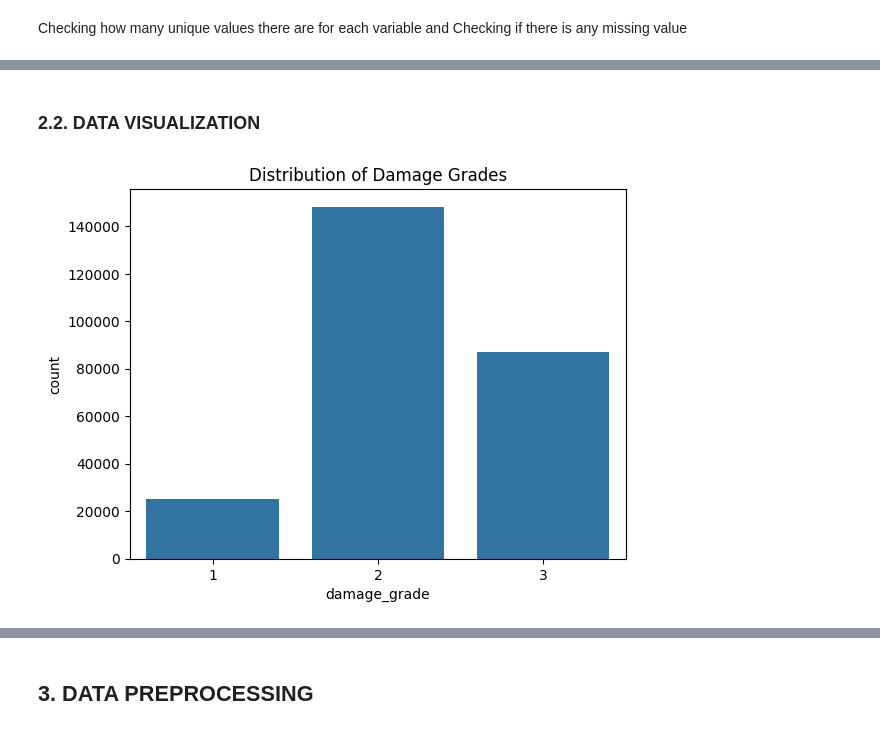
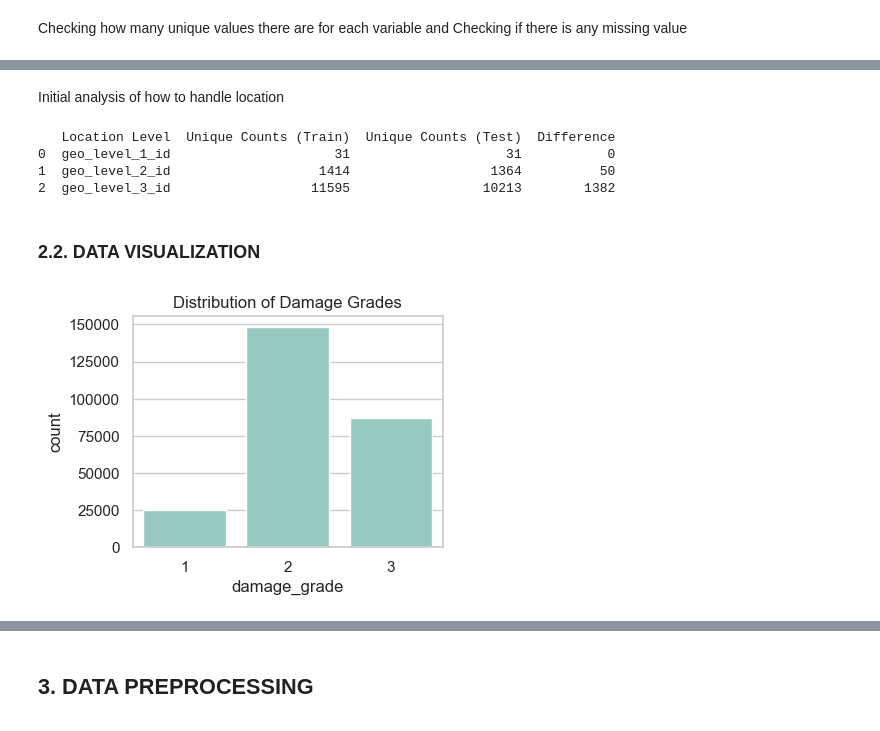
Before and after one commit to Cars-10/AIQuake, a Jupyter notebook: src/new_notebook.ipynb, the cells around one changed output, grey strips where cells are left out. Saved outputs shown, nothing was run; the diff lists cells and outputs as text; code cells hidden in the pictures.

```diff
--- a/src/new_notebook.ipynb
+++ b/src/new_notebook.ipynb
@@ -107,9 +80,26 @@ print(df_test['geo_level_3_id'].nunique())
+# %% [markdown]
+Initial analysis of how to handle location
+# %%
+# Calculate the unique counts for both train and test data, then print difference between them
+unique_counts = pd.DataFrame({
+    'Location Level': ['geo_level_1_id', 'geo_level_2_id', 'geo_level_3_id'],
+    'Unique Counts (Train)': [df_train['geo_level_1_id'].nunique(), df_train['geo_level_2_id'].nunique(), df_train['geo_level_3_id'].nunique()],
+    'Unique Counts (Test)': [df_test['geo_level_1_id'].nunique(), df_test['geo_level_2_id'].nunique(), df_test['geo_level_3_id'].nunique()]
+})
+
+unique_counts['Difference'] = unique_counts['Unique Counts (Train)'] - unique_counts['Unique Counts (Test)']
+print(unique_counts)
+# %% [output]
+   Location Level  Unique Counts (Train)  Unique Counts (Test)  Difference
+0  geo_level_1_id                     31                    31           0
+1  geo_level_2_id                   1414                  1364          50
+2  geo_level_3_id                  11595                 10213        1382
 # %% [markdown]
 ### 2.2. DATA VISUALIZATION
 # %%
+plt.figure(figsize=(4, 3))
 sns.countplot(data=train_data_full, x='damage_grade')
 plt.title('Distribution of Damage Grades')
 plt.show()
-# Something to be done about low amount of damage grade 1
 # %% [output]
-[figure, old version]
+[figure, new version]
```
Also changed, not shown: parts of 24 cells of this notebook, 12 other files.
